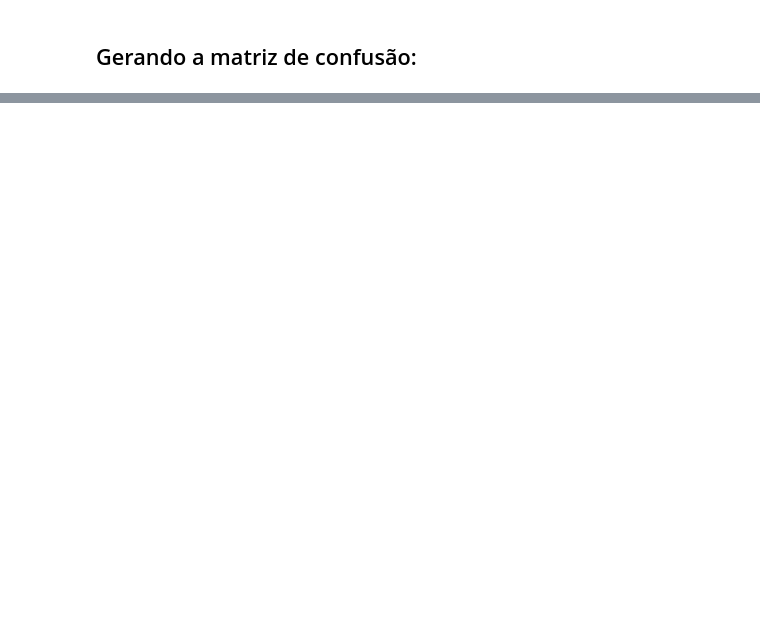
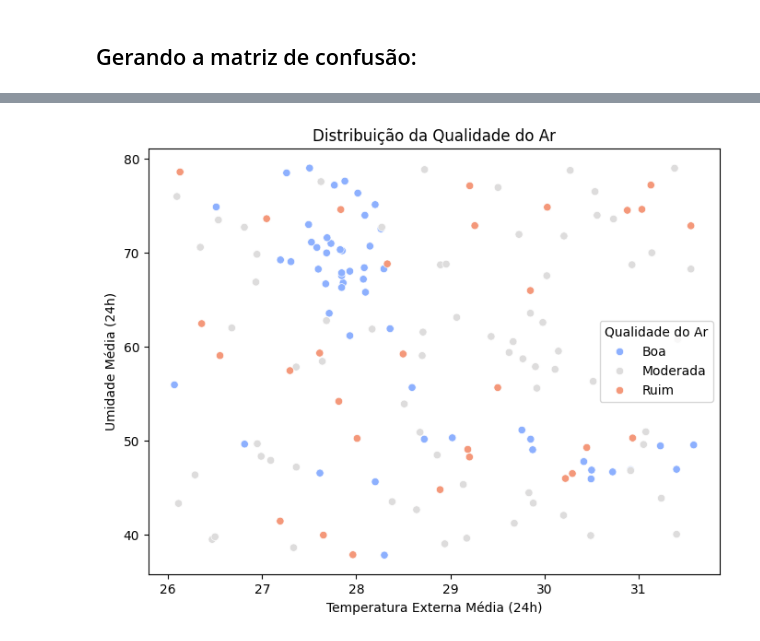
Before and after one commit to Luiz-FelipeDev/data_repository_analysis-repoair, a Jupyter notebook: parse_data.ipynb, the cells around one changed output, grey strips where cells are left out. Drawn from its saved outputs; the diff is of its cells as text; code cells hidden in the pictures; blank space fills up the shorter version.

Commit message:
feat: documenting and generating visualizations

```diff
--- a/parse_data.ipynb
+++ b/parse_data.ipynb
@@ -319,0 +333,17 @@ Qualidade do Ar(Ruim)
+# %%
+import matplotlib.pyplot as plt
+import seaborn as sns
+
+# Criando um gráfico de dispersão de Temperatura x Umidade
+# obs: as classes são coloridas pelos três tipos de cores para pontos
+
+plt.figure(figsize=(8,6))
+sns.scatterplot(x=df_equilibrado["extTemp (C)"], y=df_equilibrado["humidity_media_24h"], hue=df_equilibrado["qualidade_ar"], palette="coolwarm")
+
+plt.xlabel("Temperatura Externa Média (24h)")
+plt.ylabel("Umidade Média (24h)")
+plt.title("Distribuição da Qualidade do Ar")
+plt.legend(title="Qualidade do Ar")
+plt.show()
+# %% [output]
+[figure, added]
```
Also changed, not shown: parts of 16 cells of this notebook.
